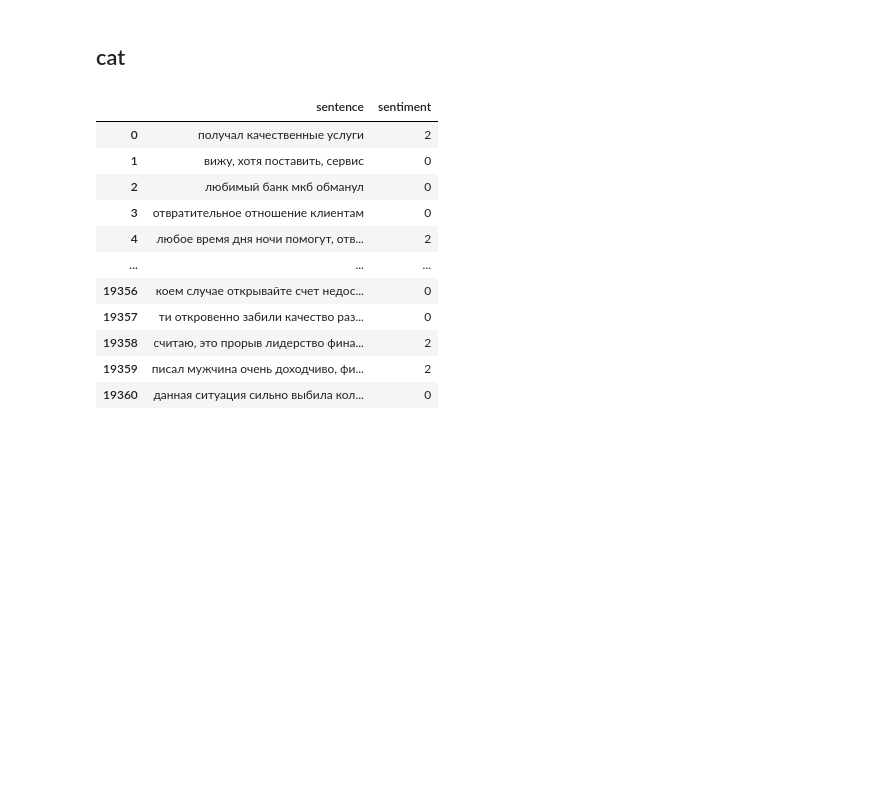
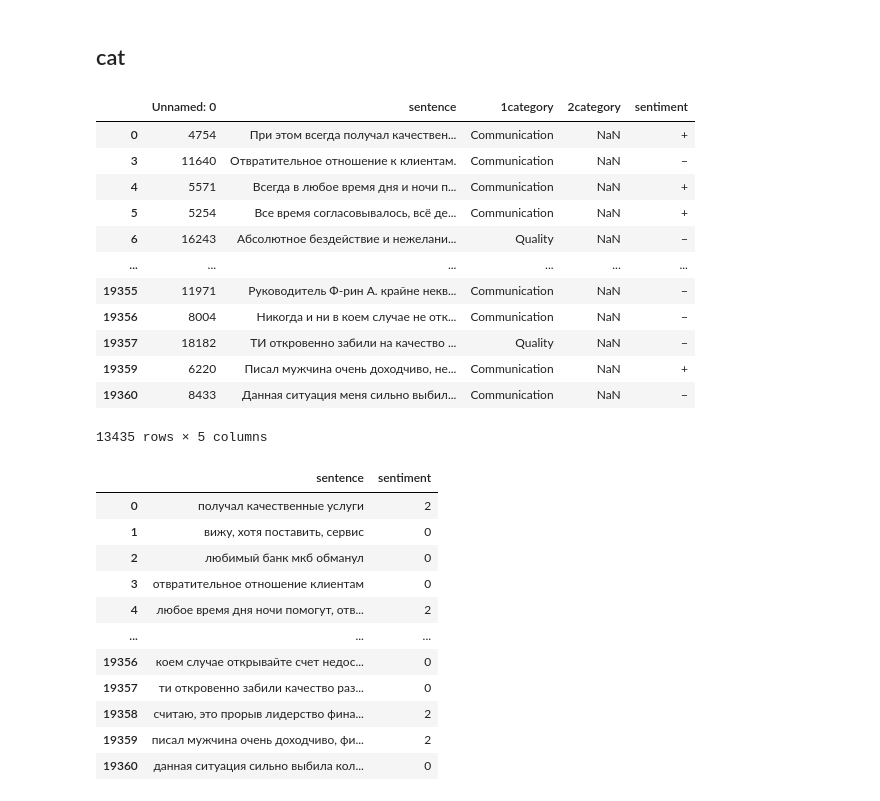
Before and after one commit to ikanam-ai/EthicsBankReviews, a Jupyter notebook: notebooks/baseline.ipynb, the cells around one changed output. Saved outputs shown, nothing was run; the diff lists cells and outputs as text; code cells hidden in the pictures; blank space fills up the shorter version.

```diff
--- a/notebooks/baseline.ipynb
+++ b/notebooks/baseline.ipynb
@@ -291,3 +288,20 @@ new_df['sentence'] = new_df['sentence'].apply(lambda x: clean_text(x))
+# %%
+train_categories = train.loc[train['1category'] != '?']
+train_categories
+# %% [output]
+|  | Unnamed: 0 | sentence | 1category | 2category | sentiment |
+| 0 | 4754 | При этом всегда получал качествен... | Communication | NaN | + |
+| 3 | 11640 | Отвратительное отношение к клиентам. | Communication | NaN | − |
+| 4 | 5571 | Всегда в любое время дня и ночи п... | Communication | NaN | + |
+| 5 | 5254 | Все время согласовывалось, всё де... | Communication | NaN | + |
+| 6 | 16243 | Абсолютное бездействие и нежелани... | Quality | NaN | − |
+| ... | ... | ... | ... | ... | ... |
+| 19355 | 11971 | Руководитель Ф-рин А. крайне некв... | Communication | NaN | − |
+| 19356 | 8004 | Никогда и ни в коем случае не отк... | Communication | NaN | − |
+| 19357 | 18182 | ТИ откровенно забили на качество ... | Quality | NaN | − |
+| 19359 | 6220 | Писал мужчина очень доходчиво, не... | Communication | NaN | + |
+| 19360 | 8433 | Данная ситуация меня сильно выбил... | Communication | NaN | − |
+13435 rows × 5 columns
 # %%
 dict_lavel = {'+':2, '?':1, '−':0}
 new_df['sentiment'] = new_df['sentiment'].apply(lambda x: dict_lavel[x])
```
Also changed, not shown: parts of 9 cells of this notebook, 17 other files.
